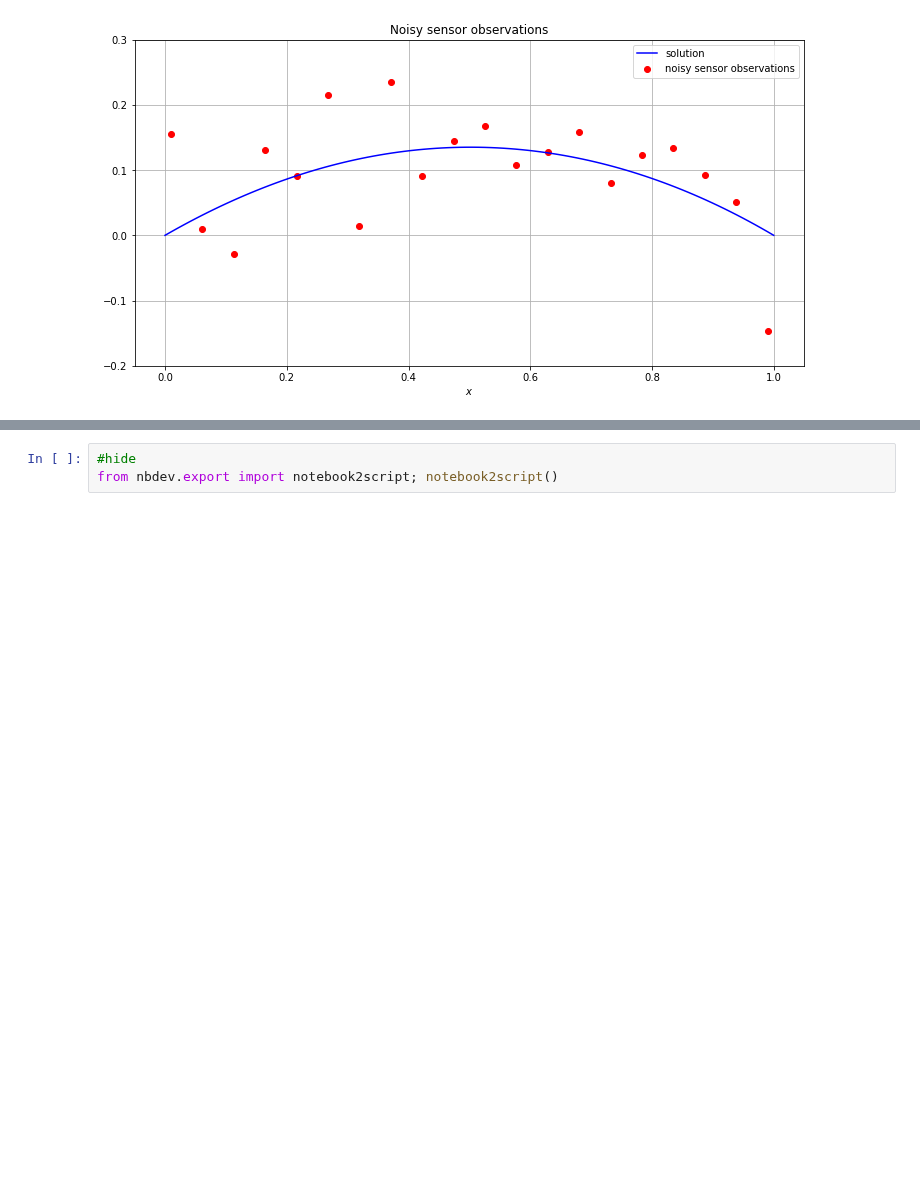
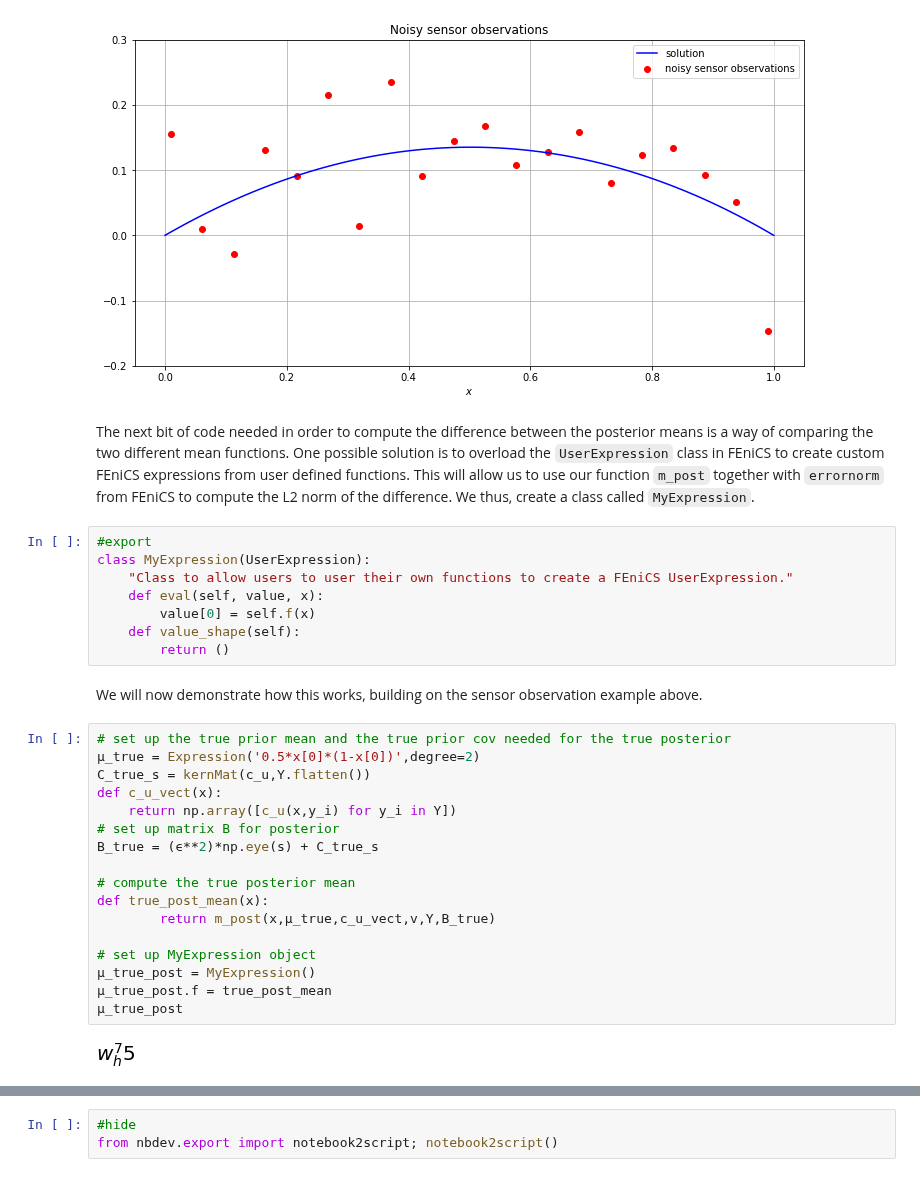
Before and after one commit to YanniPapandreou/statFEM, a Jupyter notebook: 00_oneDim.ipynb, the cells around one changed output, grey strips where cells are left out. Cells and saved outputs as stored; diff of their text form; blank space fills up the shorter version.

Commit message:
added MyExpression with demo

```diff
--- a/00_oneDim.ipynb
+++ b/00_oneDim.ipynb
@@ -689,3 +689,34 @@ plt.grid()
 plt.show()
 # %% [output]
 [figure]
+# %% [markdown]
+The next bit of code needed in order to compute the difference between the posterior means is a way of comparing the two different mean functions. One possible solution is to overload the `UserExpression` class in FEniCS to create custom FEniCS expressions from user defined functions. This will allow us to use our function `m_post` together with `errornorm` from FEniCS to compute the L2 norm of the difference. We thus, create a class called `MyExpression`.
+# %%
+#export
+class MyExpression(UserExpression):
+    "Class to allow users to user their own functions to create a FEniCS UserExpression."
+    def eval(self, value, x):
+        value[0] = self.f(x)
+    def value_shape(self):
+        return ()
+# %% [markdown]
+We will now demonstrate how this works, building on the sensor observation example above.
+# %%
+# set up the true prior mean and the true prior cov needed for the true posterior
+μ_true = Expression('0.5*x[0]*(1-x[0])',degree=2)
+C_true_s = kernMat(c_u,Y.flatten())
+def c_u_vect(x):
+    return np.array([c_u(x,y_i) for y_i in Y])
+# set up matrix B for posterior
+B_true = (ϵ**2)*np.eye(s) + C_true_s
+
+# compute the true posterior mean
+def true_post_mean(x):
+        return m_post(x,μ_true,c_u_vect,v,Y,B_true)
+
+# set up MyExpression object
+μ_true_post = MyExpression()
+μ_true_post.f = true_post_mean
+μ_true_post
+# %% [output]
+[figure, added]
```
Also changed, not shown: parts of 5 cells of this notebook, 3 other files.
